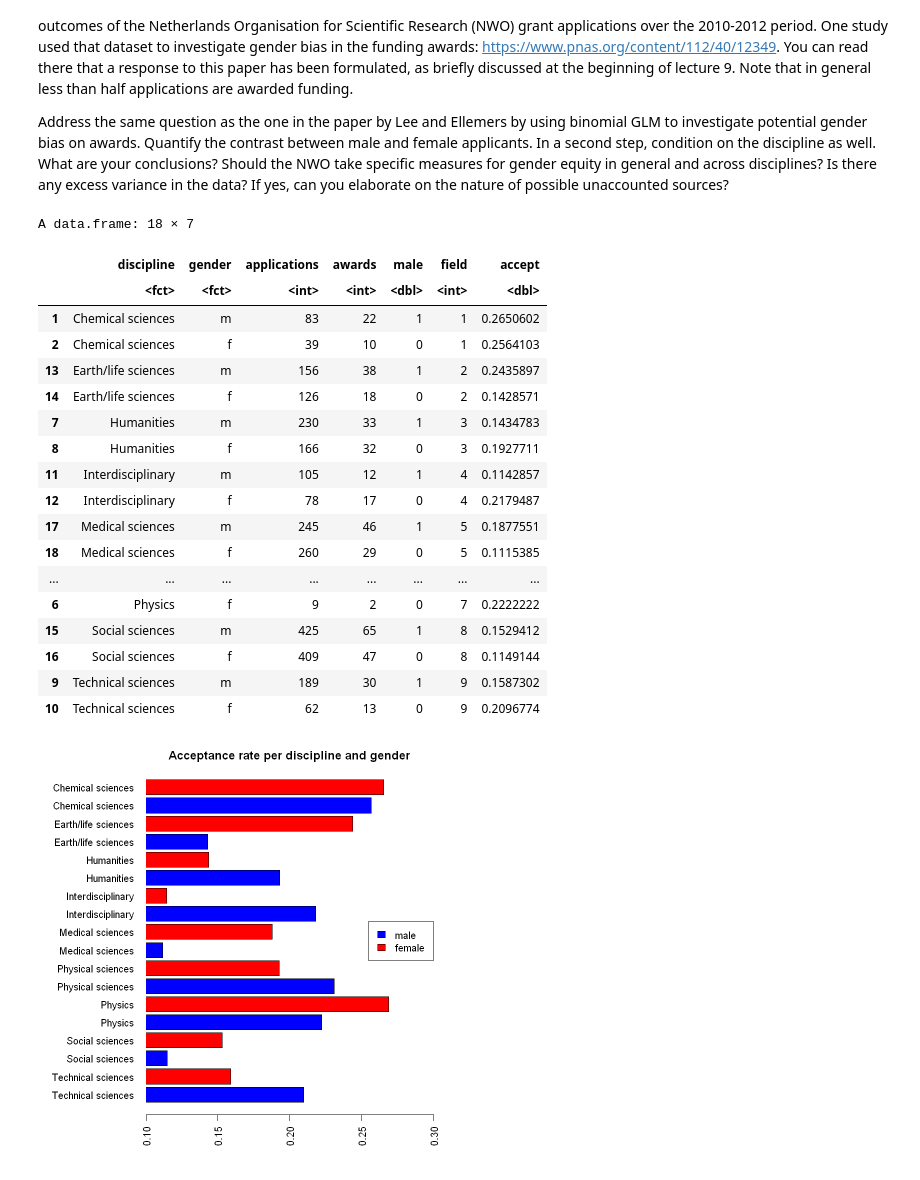
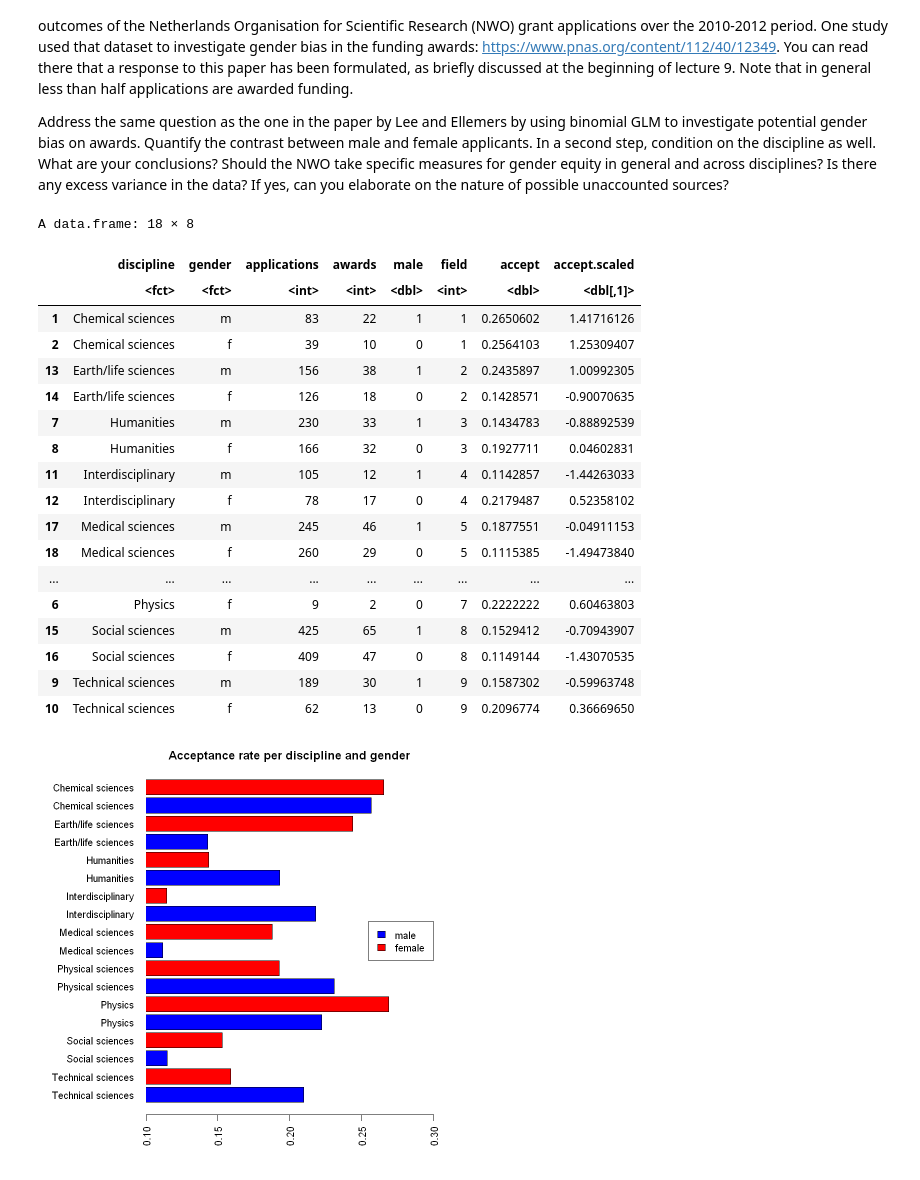
Before and after one commit to TimeTeleporter/advanced_statistics, a Jupyter notebook: exercise_sheet_10/exercise_sheet_10_Immanuel_Albrecht.ipynb, the cells around one changed output. Drawn from its saved outputs; the diff is of its cells as text; code cells hidden in the pictures.

```diff
--- a/exercise_sheet_10/exercise_sheet_10_Immanuel_Albrecht.ipynb
+++ b/exercise_sheet_10/exercise_sheet_10_Immanuel_Albrecht.ipynb
@@ -15,29 +15,30 @@ d <- NWOGrants
 # %%
 d$male <- as.integer(d$gender) - 1
 d$field <- as.integer(d$discipline)
 d$accept <- d$awards / d$applications
 d <- d[order(d$field), ]
+d$accept.scaled <- scale(d$accept)
 d
 # %% [output]
-A data.frame: 18 × 7
+A data.frame: 18 × 8
-|  | discipline | gender | applications | awards | male | field | accept |
-|  | <fct> | <fct> | <int> | <int> | <dbl> | <int> | <dbl> |
-| 1 | Chemical sciences | m | 83 | 22 | 1 | 1 | 0.2650602 |
-| 2 | Chemical sciences | f | 39 | 10 | 0 | 1 | 0.2564103 |
-| 13 | Earth/life sciences | m | 156 | 38 | 1 | 2 | 0.2435897 |
-| 14 | Earth/life sciences | f | 126 | 18 | 0 | 2 | 0.1428571 |
-| 7 | Humanities | m | 230 | 33 | 1 | 3 | 0.1434783 |
-| 8 | Humanities | f | 166 | 32 | 0 | 3 | 0.1927711 |
-| 11 | Interdisciplinary | m | 105 | 12 | 1 | 4 | 0.1142857 |
-| 12 | Interdisciplinary | f | 78 | 17 | 0 | 4 | 0.2179487 |
-| 17 | Medical sciences | m | 245 | 46 | 1 | 5 | 0.1877551 |
-| 18 | Medical sciences | f | 260 | 29 | 0 | 5 | 0.1115385 |
-| ... | ... | ... | ... | ... | ... | ... | ... |
-| 6 | Physics | f | 9 | 2 | 0 | 7 | 0.2222222 |
-| 15 | Social sciences | m | 425 | 65 | 1 | 8 | 0.1529412 |
-| 16 | Social sciences | f | 409 | 47 | 0 | 8 | 0.1149144 |
-| 9 | Technical sciences | m | 189 | 30 | 1 | 9 | 0.1587302 |
-| 10 | Technical sciences | f | 62 | 13 | 0 | 9 | 0.2096774 |
+|  | discipline | gender | applications | awards | male | field | accept | accept.scaled |
+|  | <fct> | <fct> | <int> | <int> | <dbl> | <int> | <dbl> | <dbl[,1]> |
+| 1 | Chemical sciences | m | 83 | 22 | 1 | 1 | 0.2650602 | 1.41716126 |
+| 2 | Chemical sciences | f | 39 | 10 | 0 | 1 | 0.2564103 | 1.25309407 |
+| 13 | Earth/life sciences | m | 156 | 38 | 1 | 2 | 0.2435897 | 1.00992305 |
+| 14 | Earth/life sciences | f | 126 | 18 | 0 | 2 | 0.1428571 | -0.90070635 |
+| 7 | Humanities | m | 230 | 33 | 1 | 3 | 0.1434783 | -0.88892539 |
+| 8 | Humanities | f | 166 | 32 | 0 | 3 | 0.1927711 | 0.04602831 |
+| 11 | Interdisciplinary | m | 105 | 12 | 1 | 4 | 0.1142857 | -1.44263033 |
+| 12 | Interdisciplinary | f | 78 | 17 | 0 | 4 | 0.2179487 | 0.52358102 |
+| 17 | Medical sciences | m | 245 | 46 | 1 | 5 | 0.1877551 | -0.04911153 |
+| 18 | Medical sciences | f | 260 | 29 | 0 | 5 | 0.1115385 | -1.49473840 |
+| ... | ... | ... | ... | ... | ... | ... | ... | ... |
+| 6 | Physics | f | 9 | 2 | 0 | 7 | 0.2222222 | 0.60463803 |
+| 15 | Social sciences | m | 425 | 65 | 1 | 8 | 0.1529412 | -0.70943907 |
+| 16 | Social sciences | f | 409 | 47 | 0 | 8 | 0.1149144 | -1.43070535 |
+| 9 | Technical sciences | m | 189 | 30 | 1 | 9 | 0.1587302 | -0.59963748 |
+| 10 | Technical sciences | f | 62 | 13 | 0 | 9 | 0.2096774 | 0.36669650 |
 # %%
 par(mar = c(4, 9, 2, 2))
 barplot(rev(d$accept), names.arg = rev(d$discipline), las=2, xlim = c(0.10, 0.30), xpd = FALSE, horiz = TRUE, col = ifelse(d$male, "blue", "red"))
```
Also changed, not shown: parts of 14 cells of this notebook.
